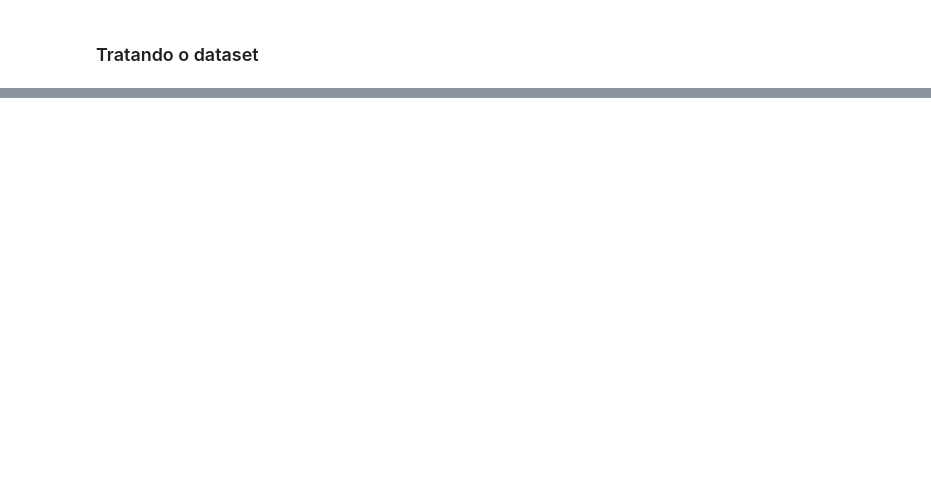
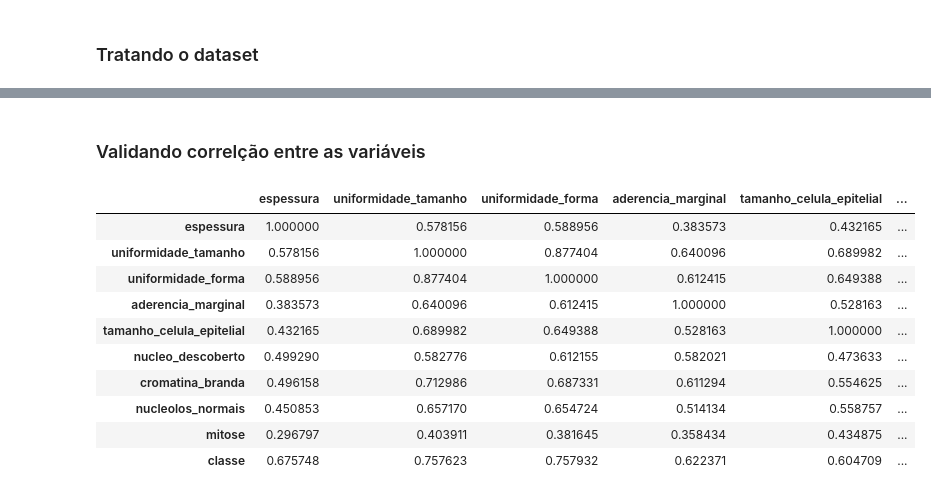
Before and after one commit to vitorribas0/estudos_ciencia_de_dados, a Jupyter notebook: projetos/naive_bayes/1_breast_cancer.ipynb, the cells around one changed output, grey strips where cells are left out. Saved outputs shown, nothing was run; the diff lists cells and outputs as text; code cells hidden in the pictures; blank space fills up the shorter version.

```diff
--- a/projetos/naive_bayes/1_breast_cancer.ipynb
+++ b/projetos/naive_bayes/1_breast_cancer.ipynb
@@ -60,0 +155,16 @@ np.int64(236)
+# %% [markdown]
+### Validando correlção entre as variáveis
+# %%
+df_breast_cancer_trat.corr()
+# %% [output]
+|  | espessura | uniformidade_tamanho | uniformidade_forma | aderencia_marginal | tamanho_celula_epitelial | ... |
+| espessura | 1.000000 | 0.578156 | 0.588956 | 0.383573 | 0.432165 | ... |
+| uniformidade_tamanho | 0.578156 | 1.000000 | 0.877404 | 0.640096 | 0.689982 | ... |
+| uniformidade_forma | 0.588956 | 0.877404 | 1.000000 | 0.612415 | 0.649388 | ... |
+| aderencia_marginal | 0.383573 | 0.640096 | 0.612415 | 1.000000 | 0.528163 | ... |
+| tamanho_celula_epitelial | 0.432165 | 0.689982 | 0.649388 | 0.528163 | 1.000000 | ... |
+| nucleo_descoberto | 0.499290 | 0.582776 | 0.612155 | 0.582021 | 0.473633 | ... |
+| cromatina_branda | 0.496158 | 0.712986 | 0.687331 | 0.611294 | 0.554625 | ... |
+| nucleolos_normais | 0.450853 | 0.657170 | 0.654724 | 0.514134 | 0.558757 | ... |
+| mitose | 0.296797 | 0.403911 | 0.381645 | 0.358434 | 0.434875 | ... |
+| classe | 0.675748 | 0.757623 | 0.757932 | 0.622371 | 0.604709 | ... |
```
Also changed, not shown: parts of 25 cells of this notebook.
